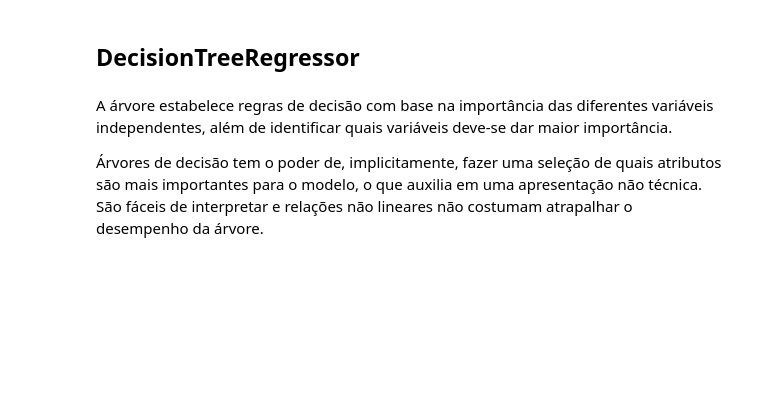
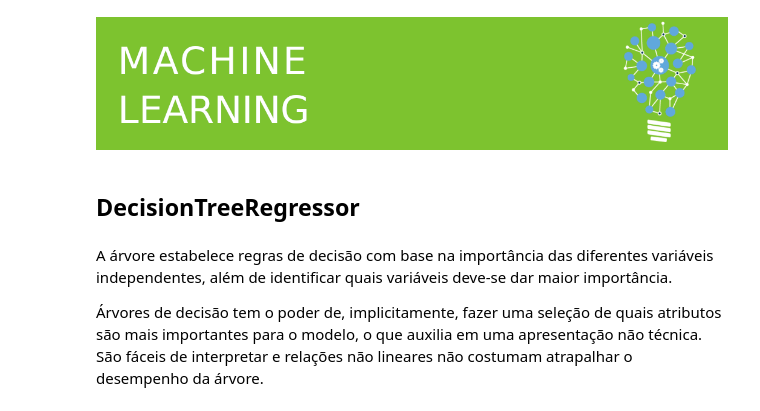
Before and after one commit to leandrorodor/ALR-Machine_Learning_AS, a Jupyter notebook: decision_tree.ipynb, the cells around one changed output. Cells and saved outputs as stored; diff of their text form; code cells hidden in the pictures; blank space fills up the shorter version.

```diff
--- a/decision_tree.ipynb
+++ b/decision_tree.ipynb
@@ -1,5 +1,10 @@
 # %% [markdown]
 <a href="https://colab.research.google.com/github/leandrorodor/ALR-Machine_Learning_AS/blob/main/decision_tree.ipynb" target="_parent"><img src="https://colab.research.google.com/assets/colab-badge.svg" alt="Open In Colab"/></a>
+# %%
+from IPython.display import Image
+Image('/content/sample_data/banner_machine_learning.png')
+# %% [output]
+[figure, added]
 # %% [markdown]
 ## DecisionTreeRegressor
 # %% [markdown]
```
